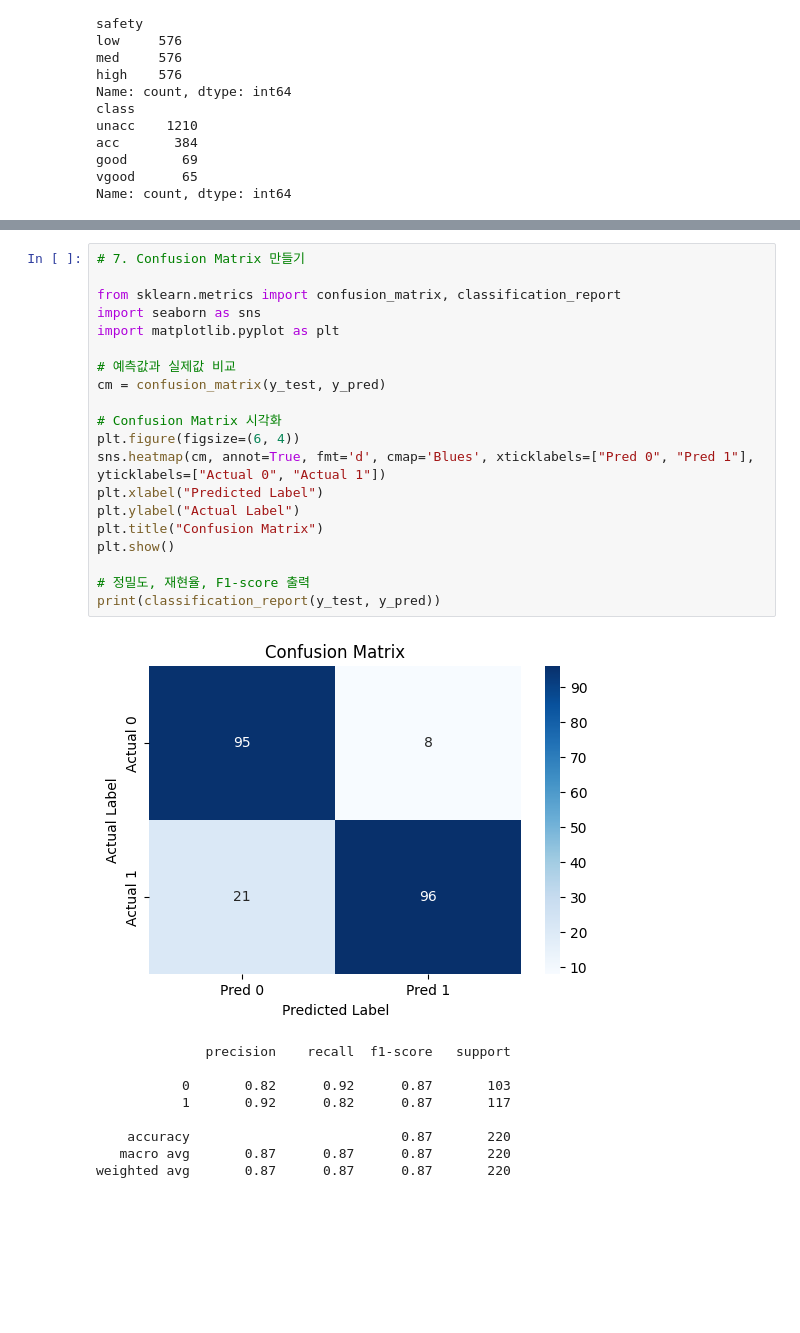
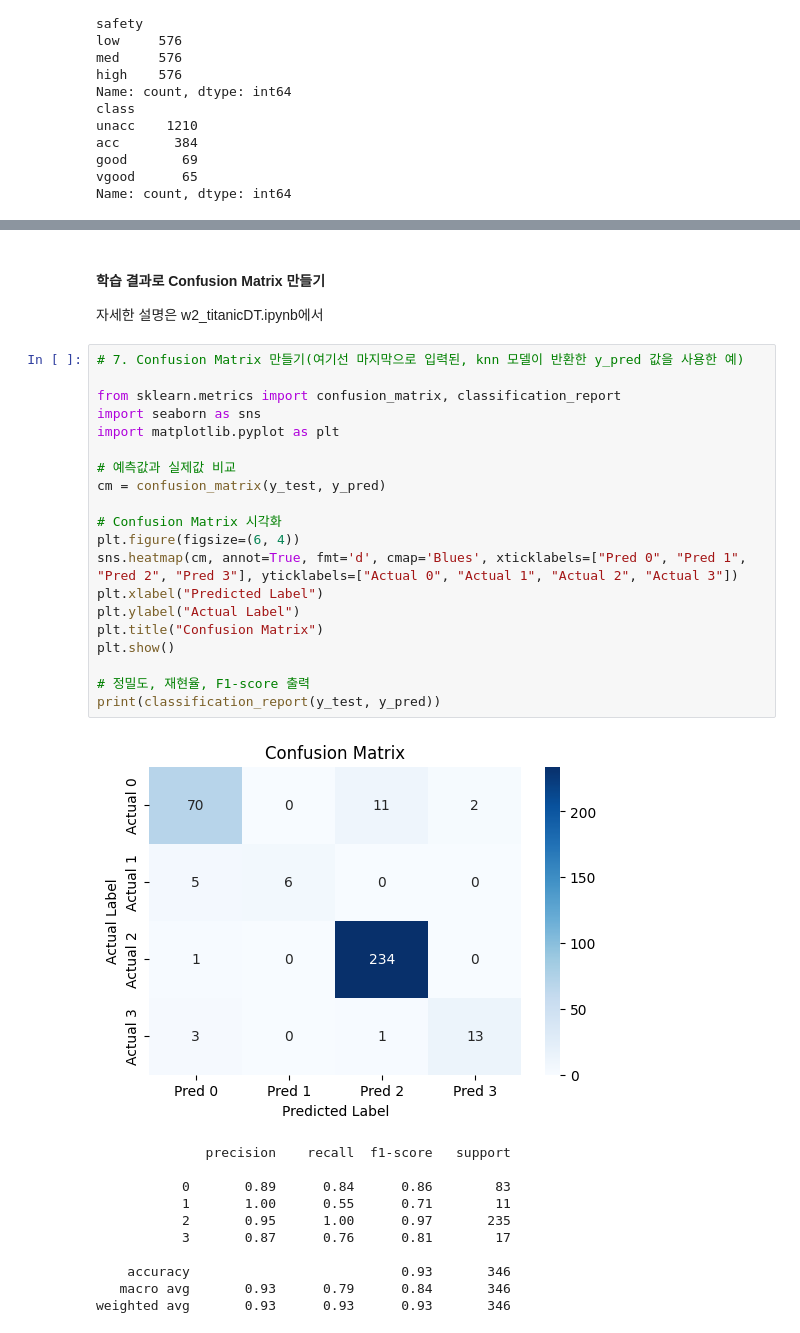
Before and after one commit to baechuTree/AILearning, a Jupyter notebook: AIIntroduction/week3/class/w3_carClassifier.ipynb, the cells around one changed output, grey strips where cells are left out. Drawn from its saved outputs; the diff is of its cells as text; blank space fills up the shorter version.

```diff
--- a/AIIntroduction/week3/class/w3_carClassifier.ipynb
+++ b/AIIntroduction/week3/class/w3_carClassifier.ipynb
@@ -268,30 +251,35 @@ Confusion Matrix(혼동 행렬): 분류 모델의 성능을 평가할 때 쓰는
+# %% [markdown]
+#### 학습 결과로 Confusion Matrix 만들기
+자세한 설명은 w2_titanicDT.ipynb에서
 # %%
-# 7. Confusion Matrix 만들기
+# 7. Confusion Matrix 만들기(여기선 마지막으로 입력된, knn 모델이 반환한 y_pred 값을 사용한 예)
 
 from sklearn.metrics import confusion_matrix, classification_report
 import seaborn as sns
 import matplotlib.pyplot as plt
 
 # 예측값과 실제값 비교
 cm = confusion_matrix(y_test, y_pred)
 
 # Confusion Matrix 시각화
 plt.figure(figsize=(6, 4))
-sns.heatmap(cm, annot=True, fmt='d', cmap='Blues', xticklabels=["Pred 0", "Pred 1"], yticklabels=["Actual 0", "Actual 1"])
+sns.heatmap(cm, annot=True, fmt='d', cmap='Blues', xticklabels=["Pred 0", "Pred 1", "Pred 2", "Pred 3"], yticklabels=["Actual 0", "Actual 1", "Actual 2", "Actual 3"])
 plt.xlabel("Predicted Label")
 plt.ylabel("Actual Label")
 plt.title("Confusion Matrix")
 plt.show()
 
 # 정밀도, 재현율, F1-score 출력
 print(classification_report(y_test, y_pred))
 # %% [output]
-[figure, old version]
+[figure, new version]
               precision    recall  f1-score   support
 
-           0       0.82      0.92      0.87       103
-           1       0.92      0.82      0.87       117
+           0       0.89      0.84      0.86        83
+           1       1.00      0.55      0.71        11
+           2       0.95      1.00      0.97       235
+           3       0.87      0.76      0.81        17
 
-    accuracy                           0.87       220
-   macro avg       0.87      0.87      0.87       220
-weighted avg       0.87      0.87      0.87       220
+    accuracy                           0.93       346
+   macro avg       0.93      0.79      0.84       346
+weighted avg       0.93      0.93      0.93       346
```
Also changed, not shown: parts of 9 cells of this notebook, 3 other files.
